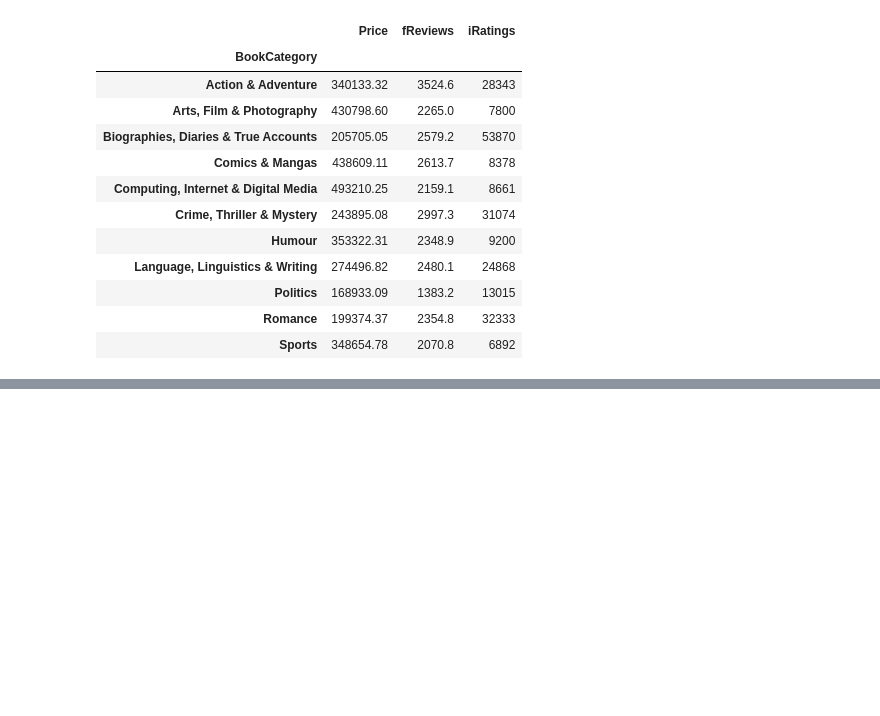
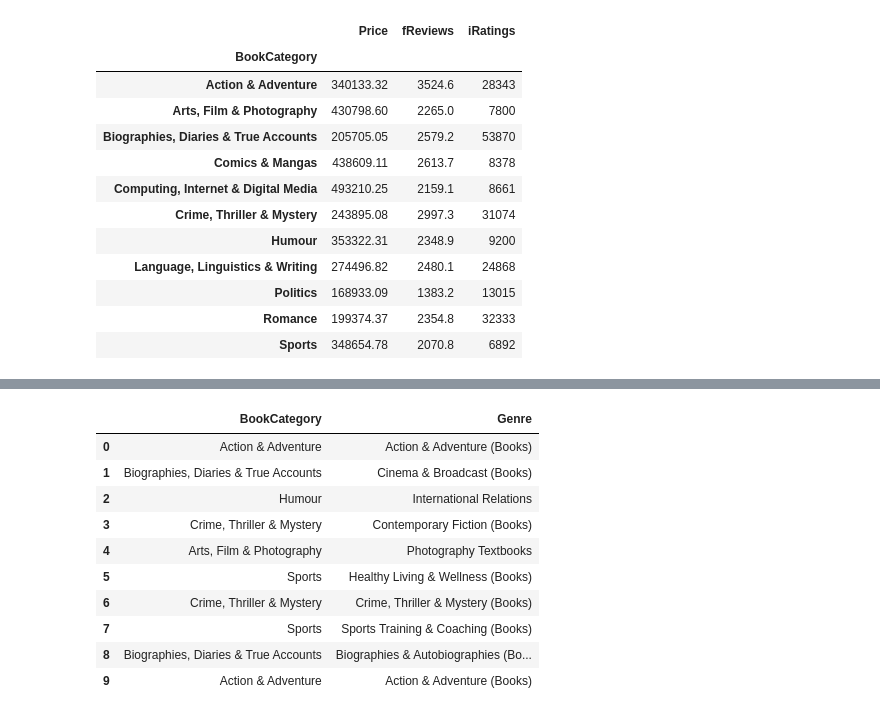
Before and after one commit to AnnikaNoren/post_graduate_project, a Jupyter notebook: Books.ipynb, the cells around one changed output, grey strips where cells are left out. Drawn from its saved outputs; the diff is of its cells as text; code cells hidden in the pictures; blank space fills up the shorter version.

```diff
--- a/Books.ipynb
+++ b/Books.ipynb
@@ -792,0 +848,14 @@ df.groupby(df.BookCategory).size()
+# %%
+df_subset.head(10)
+# %% [output]
+|  | BookCategory | Genre |
+| 0 | Action & Adventure | Action & Adventure (Books) |
+| 1 | Biographies, Diaries & True Accounts | Cinema & Broadcast (Books) |
+| 2 | Humour | International Relations |
+| 3 | Crime, Thriller & Mystery | Contemporary Fiction (Books) |
+| 4 | Arts, Film & Photography | Photography Textbooks |
+| 5 | Sports | Healthy Living & Wellness (Books) |
+| 6 | Crime, Thriller & Mystery | Crime, Thriller & Mystery (Books) |
+| 7 | Sports | Sports Training & Coaching (Books) |
+| 8 | Biographies, Diaries & True Accounts | Biographies & Autobiographies (Bo... |
+| 9 | Action & Adventure | Action & Adventure (Books) |
```
Also changed, not shown: parts of 17 cells of this notebook.
